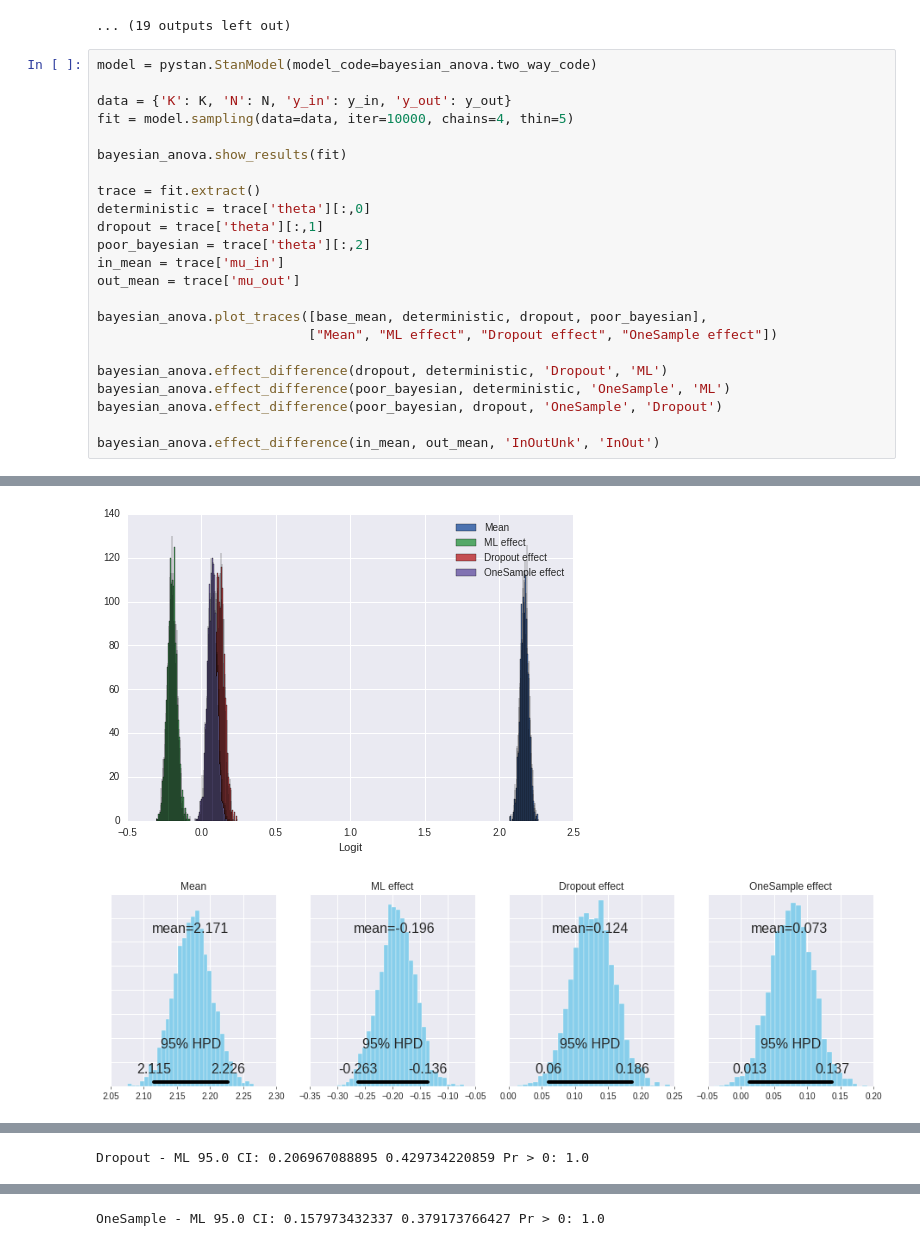
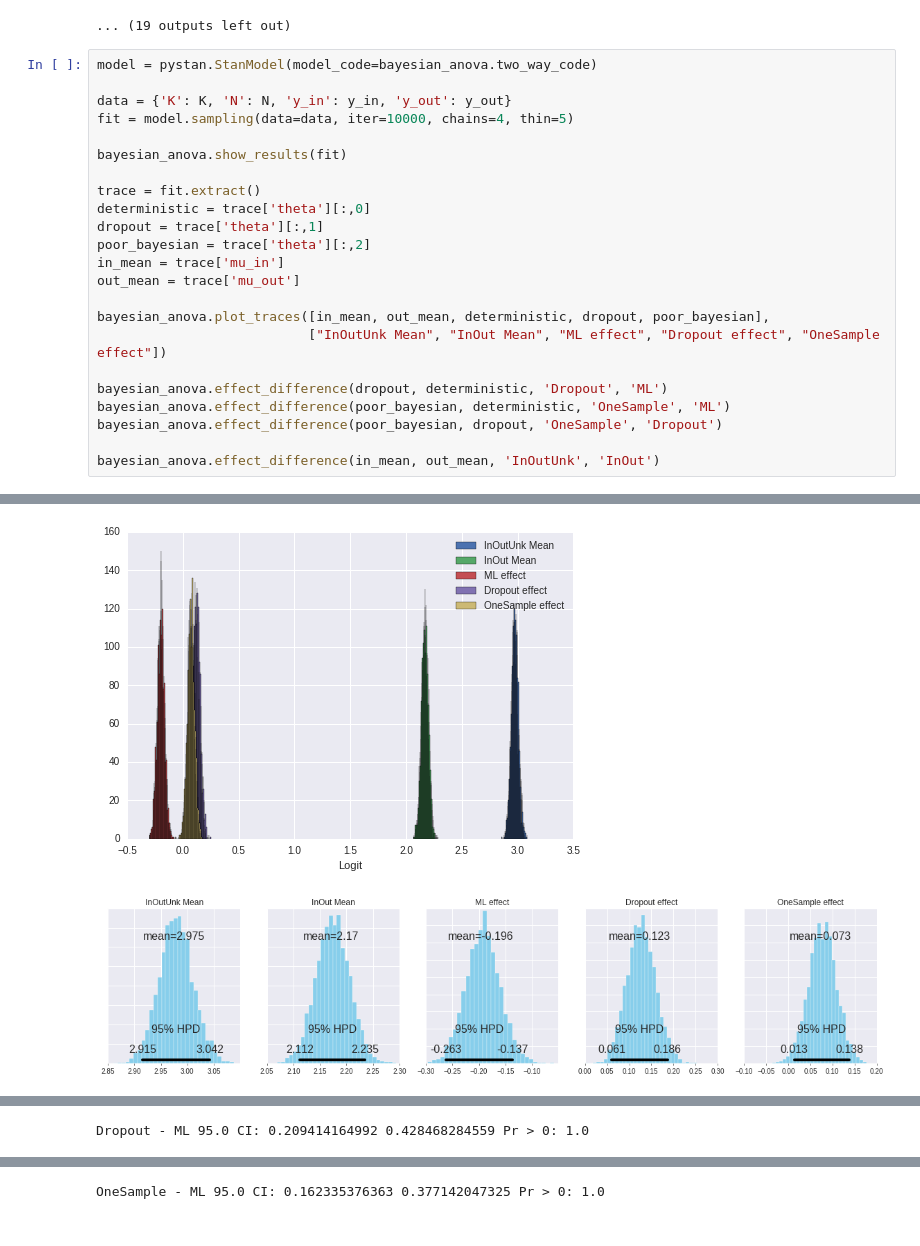
Before and after one commit to ramon-oliveira/deepstats, a Jupyter notebook: mnist_results/join_results_anova.ipynb, the cells around one changed output, grey strips where cells are left out. Cells and saved outputs as stored; diff of their text form.

```diff
--- a/mnist_results/join_results_anova.ipynb
+++ b/mnist_results/join_results_anova.ipynb
@@ -167,8 +167,8 @@ poor_bayesian = trace['theta'][:,2]
 in_mean = trace['mu_in']
 out_mean = trace['mu_out']
 
-bayesian_anova.plot_traces([base_mean, deterministic, dropout, poor_bayesian],
-                           ["Mean", "ML effect", "Dropout effect", "OneSample effect"])
+bayesian_anova.plot_traces([in_mean, out_mean, deterministic, dropout, poor_bayesian],
+                           ["InOutUnk Mean", "InOut Mean", "ML effect", "Dropout effect", "OneSample effect"])
 
 bayesian_anova.effect_difference(dropout, deterministic, 'Dropout', 'ML')
 bayesian_anova.effect_difference(poor_bayesian, deterministic, 'OneSample', 'ML')
@@ -212,2 +212,2 @@ convergence, Rhat=1).
-[figure, old version]
+[figure, new version]
-[figure, old version]
+[figure, new version]
@@ -216 +216 @@ convergence, Rhat=1).
-Dropout - ML 95.0 CI: 0.206967088895 0.429734220859 Pr > 0: 1.0
+Dropout - ML 95.0 CI: 0.209414164992 0.428468284559 Pr > 0: 1.0
@@ -219 +219 @@ Dropout - ML 95.0 CI: 0.206967088895 0.429734220859 Pr > 0: 1.0
-OneSample - ML 95.0 CI: 0.157973432337 0.379173766427 Pr > 0: 1.0
+OneSample - ML 95.0 CI: 0.162335376363 0.377142047325 Pr > 0: 1.0
```
Also changed, not shown: parts of 1 cell of this notebook, 1 other file.
